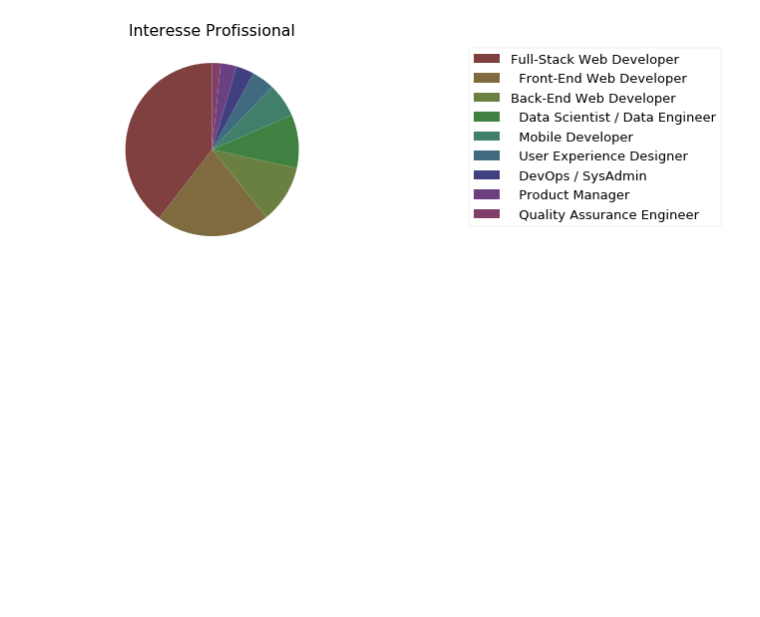
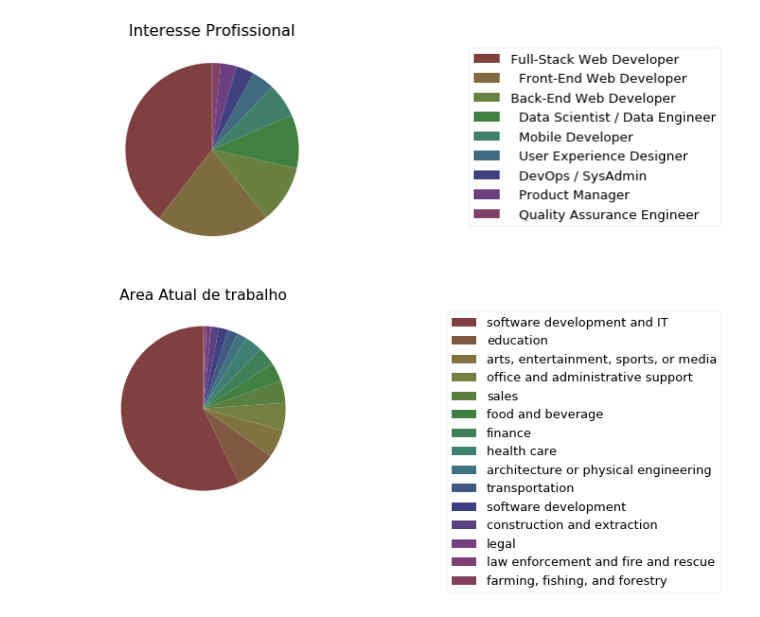
Before and after one commit to hernanimattos/data-science-learning, a Jupyter notebook: Analise exploratoria ## Distribuição de Interesses.ipynb, the cells around one changed output. Cells and saved outputs as stored; diff of their text form; code cells hidden in the pictures; blank space fills up the shorter version.

```diff
--- a/Analise exploratoria ## Distribuição de Interesses.ipynb
+++ b/Analise exploratoria ## Distribuição de Interesses.ipynb
@@ -74,0 +77,18 @@ plt.show()
+# %%
+num_of_employe_filed = len(data_frame.EmploymentField.value_counts().index)
+
+listaHSV = [(x*1.0/num_of_employe_filed, 0.5,0.5) for x in range(num_of_employe_filed)]
+listaRGB = list(map(lambda x: colorsys.hsv_to_rgb(*x), listaHSV))
+labels = data_frame.EmploymentField.value_counts().index
+
+
+fatias, text = plt.pie(data_frame.EmploymentField.value_counts(), colors=listaRGB, startangle= 90 )
+
+plt.axes().set_aspect('equal', 'datalim')
+
+plt.legend(fatias, labels, bbox_to_anchor =( 1.25, 1))
+
+plt.title('Area Atual de trabalho')
+plt.show()
+# %% [output]
+[figure, added]
```
Also changed, not shown: parts of 2 cells of this notebook.
